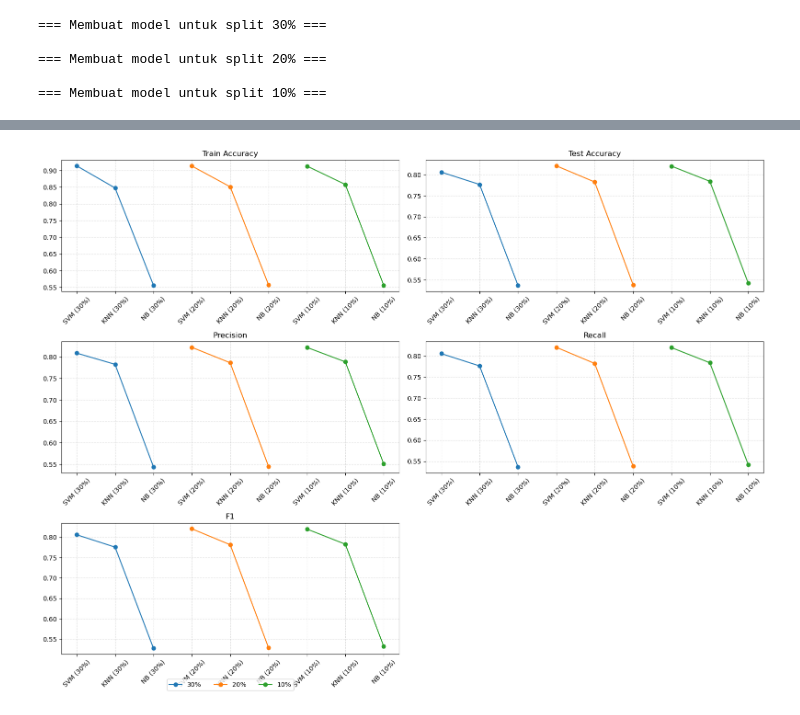
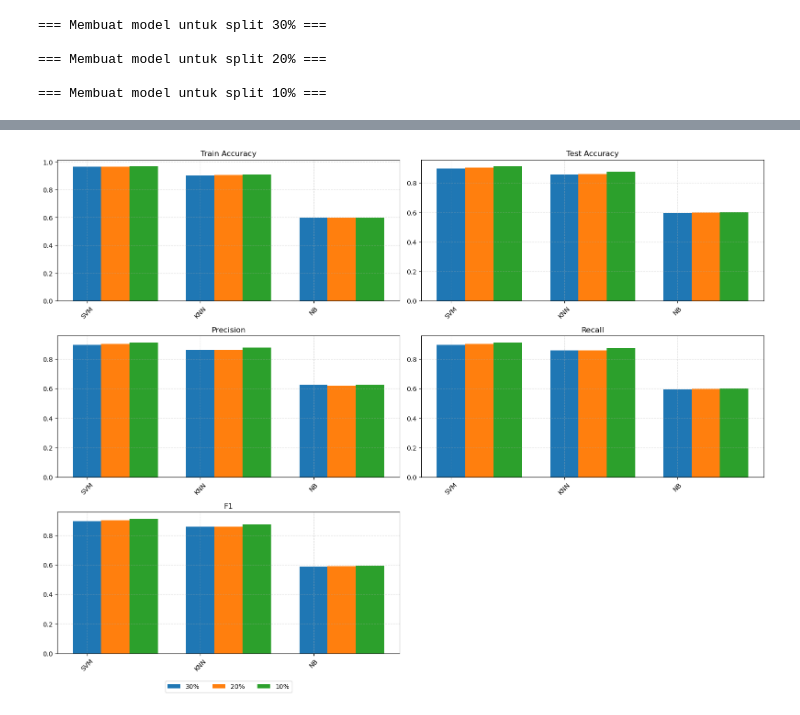
Before and after one commit to sukinnamz/Pembelajaran-Mesin, a Jupyter notebook: kuis2/kuis.ipynb, the cells around one changed output, grey strips where cells are left out. Saved outputs shown, nothing was run; the diff lists cells and outputs as text; code cells hidden in the pictures.

```diff
--- a/kuis2/kuis.ipynb
+++ b/kuis2/kuis.ipynb
@@ -139,13 +95,7 @@ from tqdm import tqdm
 def extract_sift_features(images):
     sift = cv2.SIFT_create()
     feats = []
-    for img, _ in tqdm(images, desc="Ekstraksi SIFT"):
-        # Pastikan citra grayscale
-        if len(img.shape) == 3:  # kalau masih RGB
-            gray = cv2.cvtColor(img, cv2.COLOR_BGR2GRAY)
-        else:
-            gray = img
-
+    for gray, _ in tqdm(images, desc="Ekstraksi SIFT"):
         kp, des = sift.detectAndCompute(gray, None)
         if des is None:
             des = np.zeros((1, 128))
@@ -154,7 +104,7 @@ def extract_sift_features(images):
 
     return np.array(feats)
 # %%
-features = extract_sift_features(segmentation_result)
+features = extract_sift_features(clahe_result)
 # %%
 features
 # %% [output]
@@ -220,0 +170,3 @@ final_dataset
+# %%
+dataframe_ekstraksi = pd.DataFrame(final_dataset)
+dataframe_ekstraksi.columns = ['Features', 'Label']
@@ -221,5 +211,3 @@ final_dataset
 # %%
-X, y = zip(*final_dataset)
-
-X = np.array(X)
-y = np.array(y)
+X = feats_pca
+y = dataframe_ekstraksi['Label'].values
@@ -382,22 +420,25 @@ df_results
 # %%
 metrics = ["Train Accuracy", "Test Accuracy", "Precision", "Recall", "F1"]
 
 plt.figure(figsize=(16, 12))
 
 for i, metric in enumerate(metrics, 1):
     plt.subplot(3, 2, i)
 
-    for split in df_results["Split"].unique():
+    width = 0.25
+    splits = df_results["Split"].unique()
+
+    for idx, split in enumerate(splits):
         subset = df_results[df_results["Split"] == split]
-        x_labels = subset["Model"] + " (" + subset["Split"] + "%)"
-        plt.plot(x_labels, subset[metric], marker='o', label=f"{split}%")
+        x = np.arange(len(subset))
+        plt.bar(x + idx * width, subset[metric], width=width, label=f"{split}%")
 
     plt.title(metric)
-    plt.xticks(rotation=45)
+    plt.xticks(np.arange(len(subset)), subset["Model"], rotation=45)
     plt.grid(True, linestyle="--", alpha=0.4)
 
 plt.legend(loc="lower center", bbox_to_anchor=(0.5, -0.3), ncol=3)
 plt.tight_layout()
 plt.show()
 # %% [output]
-[figure, old version]
+[figure, new version]
```
Also changed, not shown: parts of 31 cells of this notebook, 1 other file.
